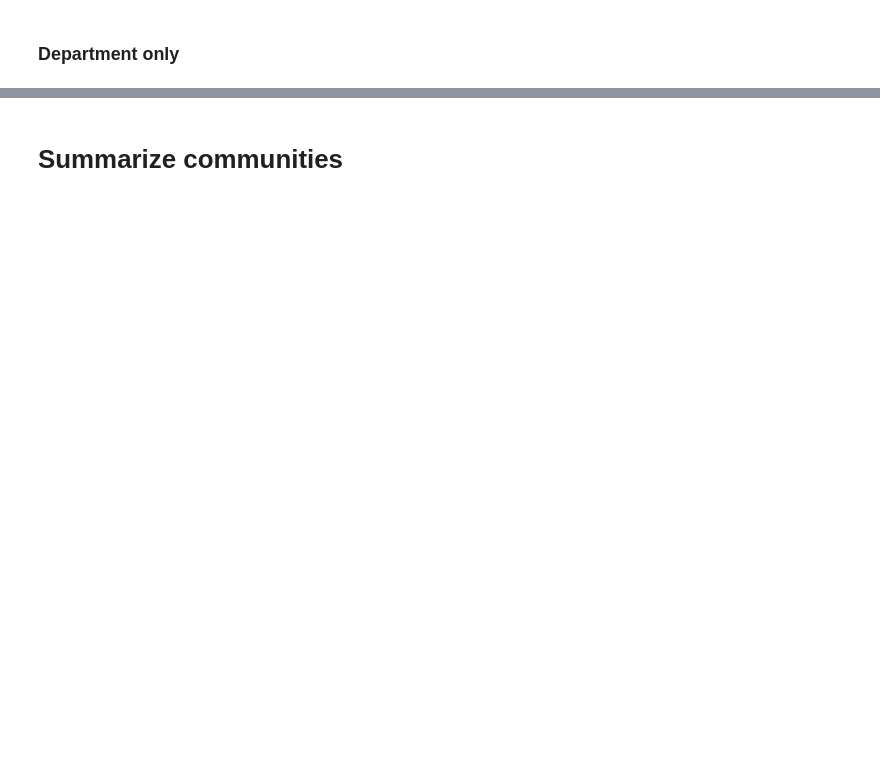
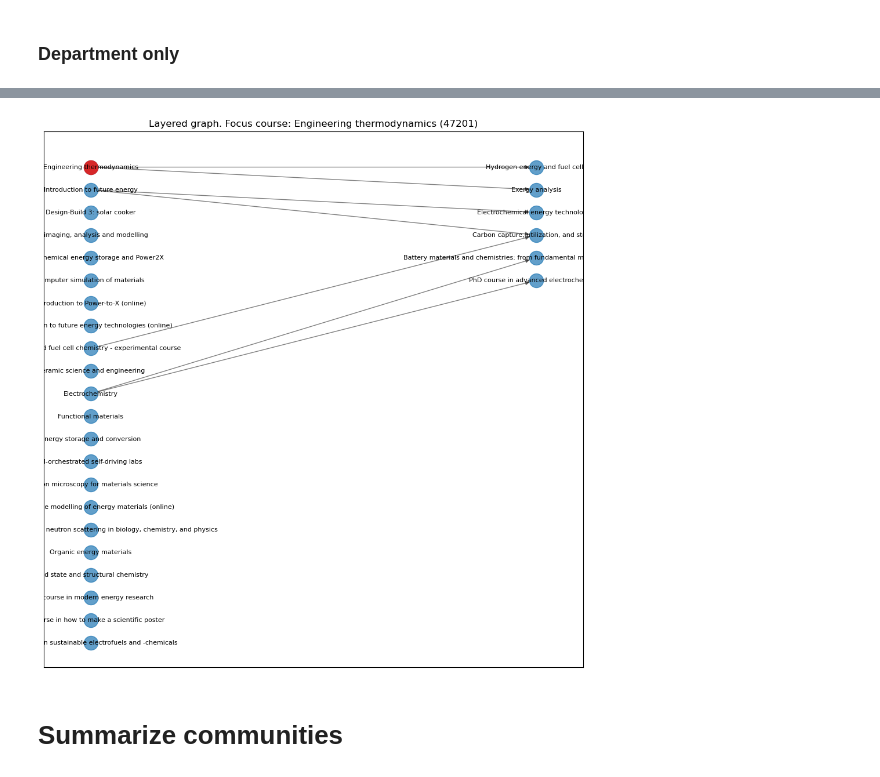
Before and after one commit to ThereseStein/CourseAnalyzer, a Jupyter notebook: process marcus.ipynb, the cells around one changed output, grey strips where cells are left out. Drawn from its saved outputs; the diff is of its cells as text; code cells hidden in the pictures; blank space fills up the shorter version.

```diff
--- a/process marcus.ipynb
+++ b/process marcus.ipynb
@@ -137,5 +171,7 @@ for course_num in grade_scores:
 
 # Remove nodes from G that do not have evaluation scores
 G = G.subgraph([node for node in G.nodes if 'eval_scores' in G.nodes[node]])
+# Remove nodes from G with empty evaluation scores
+G = G.subgraph([node for node in G.nodes if G.nodes[node]['eval_scores']])
 # %%
 G.nodes['02805']
@@ -312,13 +400,0 @@ plt.show()
-# %%
-# plot subgraph of G belong to community X
-index = 50
-subgraph = G.subgraph(communities[index])
-pos = nx.circular_layout(subgraph)
-plt.figure(figsize=(10, 10))
-nx.draw_networkx_nodes(subgraph, pos, node_size=100, node_color='C0')
-nx.draw_networkx_edges(subgraph, pos, alpha=0.5)
-# labels = course_title
-nx.draw_networkx_labels(subgraph, pos, labels={node: '\n'+G.nodes[node]['course_title'] for node in subgraph.nodes}, font_size=8)
-
-plt.title(f'Community {index}')
-plt.show()
@@ -339,2 +514,10 @@ plt.show()
+# %%
+# get all courses from department
+department = '47'
+courses = [node for node in G.nodes if G.nodes[node]['department'] == department]
+
+plot_depth_based_layered_graph(courses, G)
+# %% [output]
+[figure, added]
 # %% [markdown]
 # Summarize communities
```
Also changed, not shown: parts of 15 cells of this notebook.
